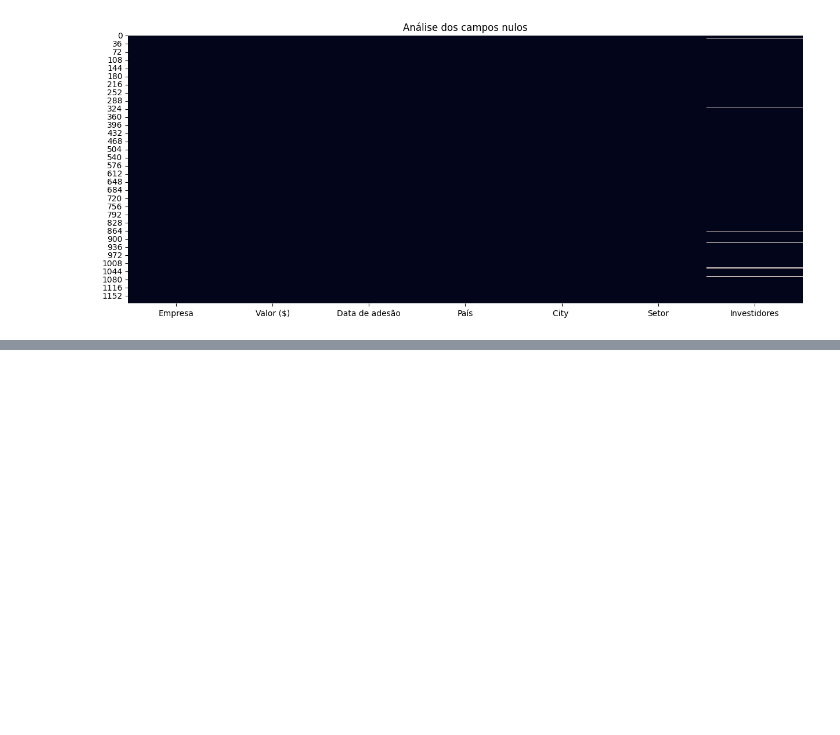
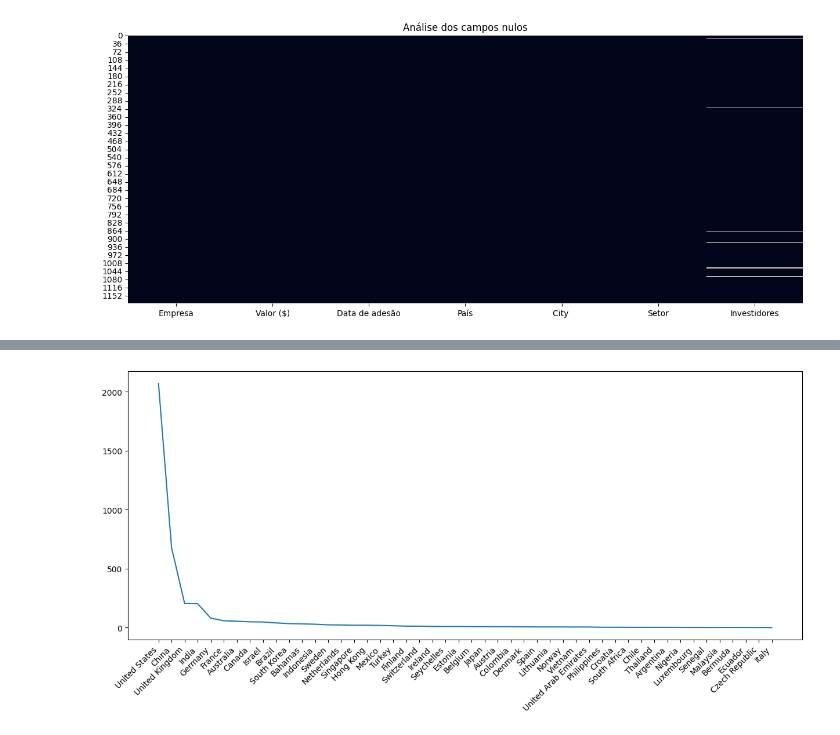
Before and after one commit to gsuelens/Programacao_Python, a Jupyter notebook: Projeto_Startup_Unicórnio.ipynb, the cells around one changed output, grey strips where cells are left out. Cells and saved outputs as stored; diff of their text form; code cells hidden in the pictures; blank space fills up the shorter version.

```diff
--- a/Projeto_Startup_Unicórnio.ipynb
+++ b/Projeto_Startup_Unicórnio.ipynb
@@ -87,0 +227,7 @@ sns.heatmap( Base_Dados.isnull(),cbar=False);
+# %%
+#16 - Extraindo ano e mês
+
+Base_Dados['Mes'] = pd.DatetimeIndex( Base_Dados['Data de adesão']).month
+Base_Dados['Ano'] = pd.DatetimeIndex( Base_Dados['Data de adesão']).year
+
+Base_Dados.head()
@@ -87,0 +282,6 @@ sns.heatmap( Base_Dados.isnull(),cbar=False);
+# %%
+#20 - Tranformando a coluna valor e convertendo em valor inteiro
+
+Base_Dados['Valor ($)'] = pd.to_numeric( Base_Dados['Valor ($)'].apply( lambda Linha: Linha.replace('$', '')))
+
+Base_Dados.head()
@@ -87,0 +301,5 @@ sns.heatmap( Base_Dados.isnull(),cbar=False);
+# %%
+#21 -  Visão por tabela
+Analise_Pais = Base_Dados.groupby(by=['País']).sum()['Valor ($)'].reset_index()
+
+Analise_Pais.head()
@@ -87,0 +313,5 @@ sns.heatmap( Base_Dados.isnull(),cbar=False);
+# %%
+#22 - Analise dos maiores valores dos unicornios por paises
+
+Analise_Valor = Analise_Pais.sort_values('Valor ($)', ascending=False)
+Analise_Valor.head()
@@ -87,0 +332,8 @@ sns.heatmap( Base_Dados.isnull(),cbar=False);
+# %%
+#Visão Gráfica com plot
+
+plt.figure(figsize=(15, 6))
+plt.plot(Analise_Valor['País'], Analise_Valor['Valor ($)'])
+plt.xticks(rotation=45, ha='right');
+# %% [output]
+[figure, added]
```
Also changed, not shown: parts of 30 cells of this notebook.
